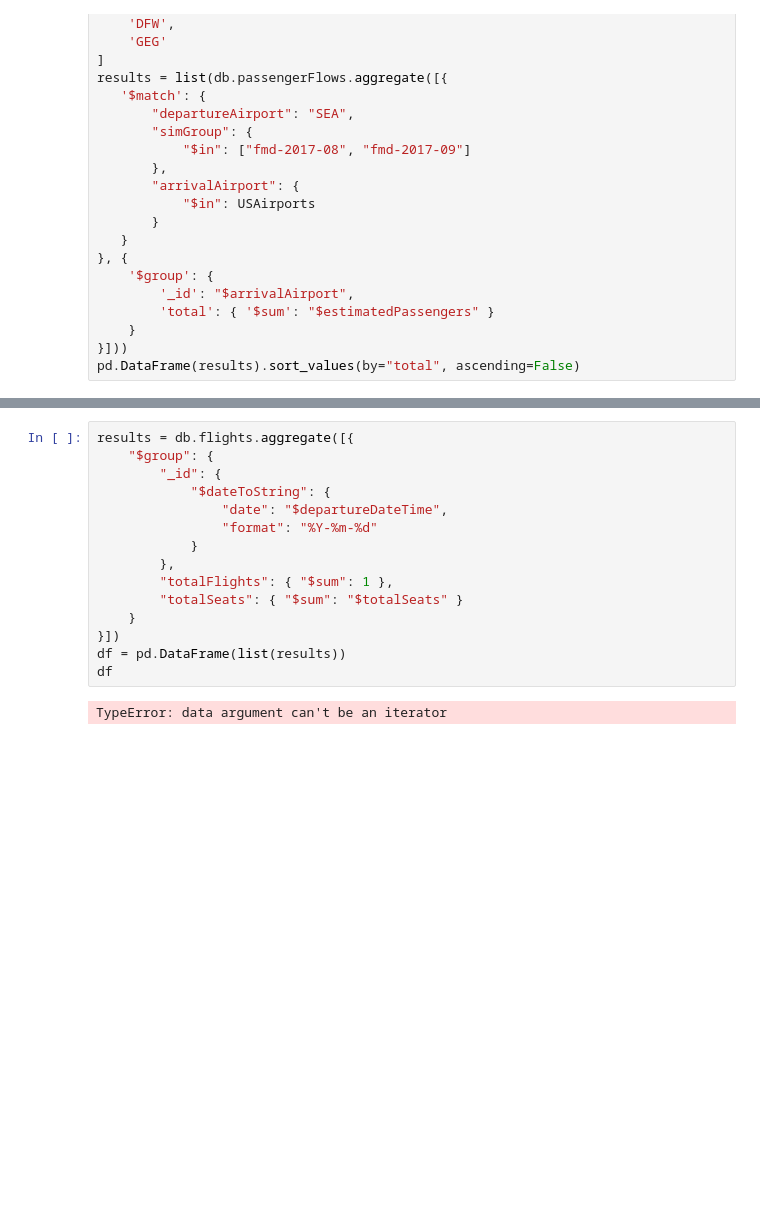
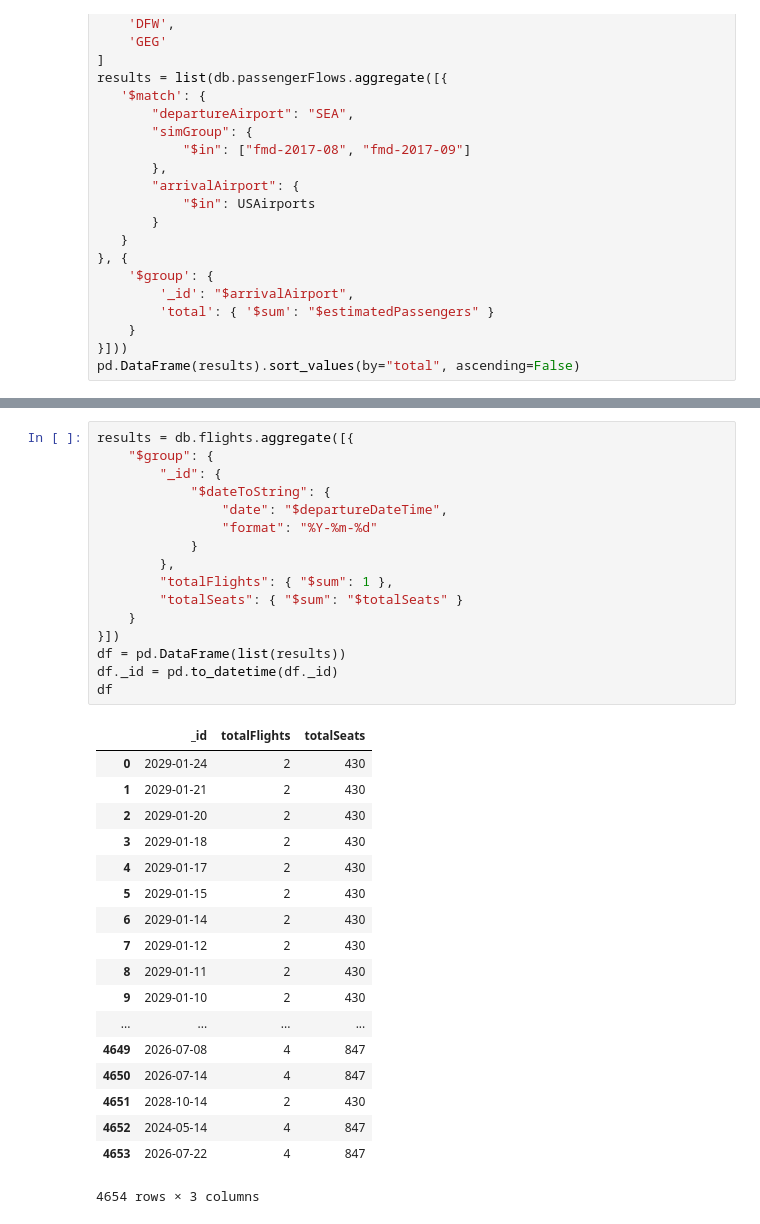
Before and after one commit to ecohealthalliance/flight-data-notebook, a Jupyter notebook: flight-data-validation.ipynb, the cells around one changed output, grey strips where cells are left out. Saved outputs shown, nothing was run; the diff lists cells and outputs as text; blank space fills up the shorter version.

```diff
--- a/flight-data-validation.ipynb
+++ b/flight-data-validation.ipynb
@@ -70,17 +101,35 @@ pd.DataFrame(results).sort_values(by="total", ascending=False)
 # %%
 results = db.flights.aggregate([{
     "$group": {
         "_id": {
             "$dateToString": {
                 "date": "$departureDateTime",
                 "format": "%Y-%m-%d"
             }
         },
         "totalFlights": { "$sum": 1 },
         "totalSeats": { "$sum": "$totalSeats" }
     }
 }])
 df = pd.DataFrame(list(results))
+df._id = pd.to_datetime(df._id)
 df
 # %% [output]
+|  | _id | totalFlights | totalSeats |
+| 0 | 2029-01-24 | 2 | 430 |
+| 1 | 2029-01-21 | 2 | 430 |
+| 2 | 2029-01-20 | 2 | 430 |
+| 3 | 2029-01-18 | 2 | 430 |
+| 4 | 2029-01-17 | 2 | 430 |
+| 5 | 2029-01-15 | 2 | 430 |
+| 6 | 2029-01-14 | 2 | 430 |
+| 7 | 2029-01-12 | 2 | 430 |
+| 8 | 2029-01-11 | 2 | 430 |
+| 9 | 2029-01-10 | 2 | 430 |
+| ... | ... | ... | ... |
+| 4649 | 2026-07-08 | 4 | 847 |
+| 4650 | 2026-07-14 | 4 | 847 |
+| 4651 | 2028-10-14 | 2 | 430 |
+| 4652 | 2024-05-14 | 4 | 847 |
+| 4653 | 2026-07-22 | 4 | 847 |
-TypeError: data argument can't be an iterator
+4654 rows × 3 columns
```
Also changed, not shown: parts of 9 cells of this notebook.
